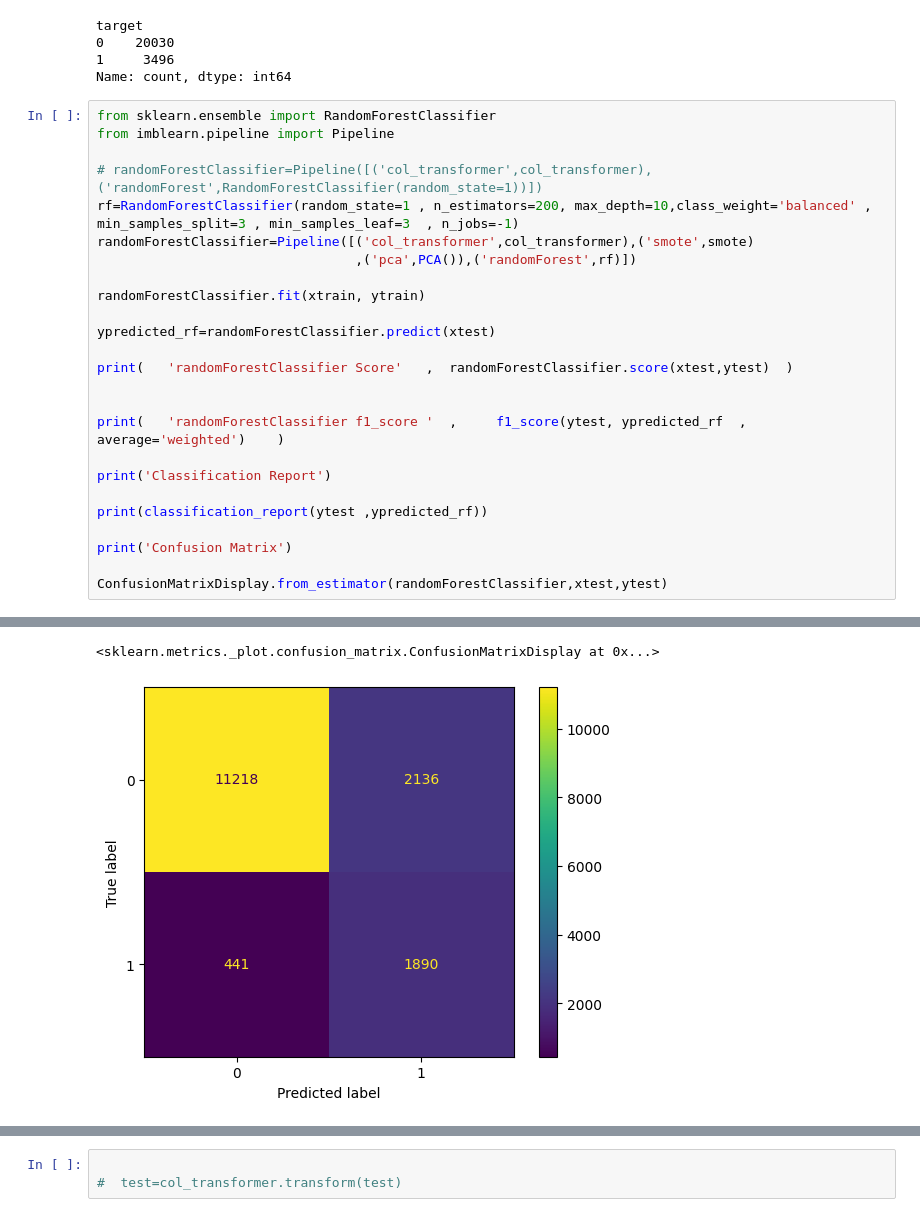
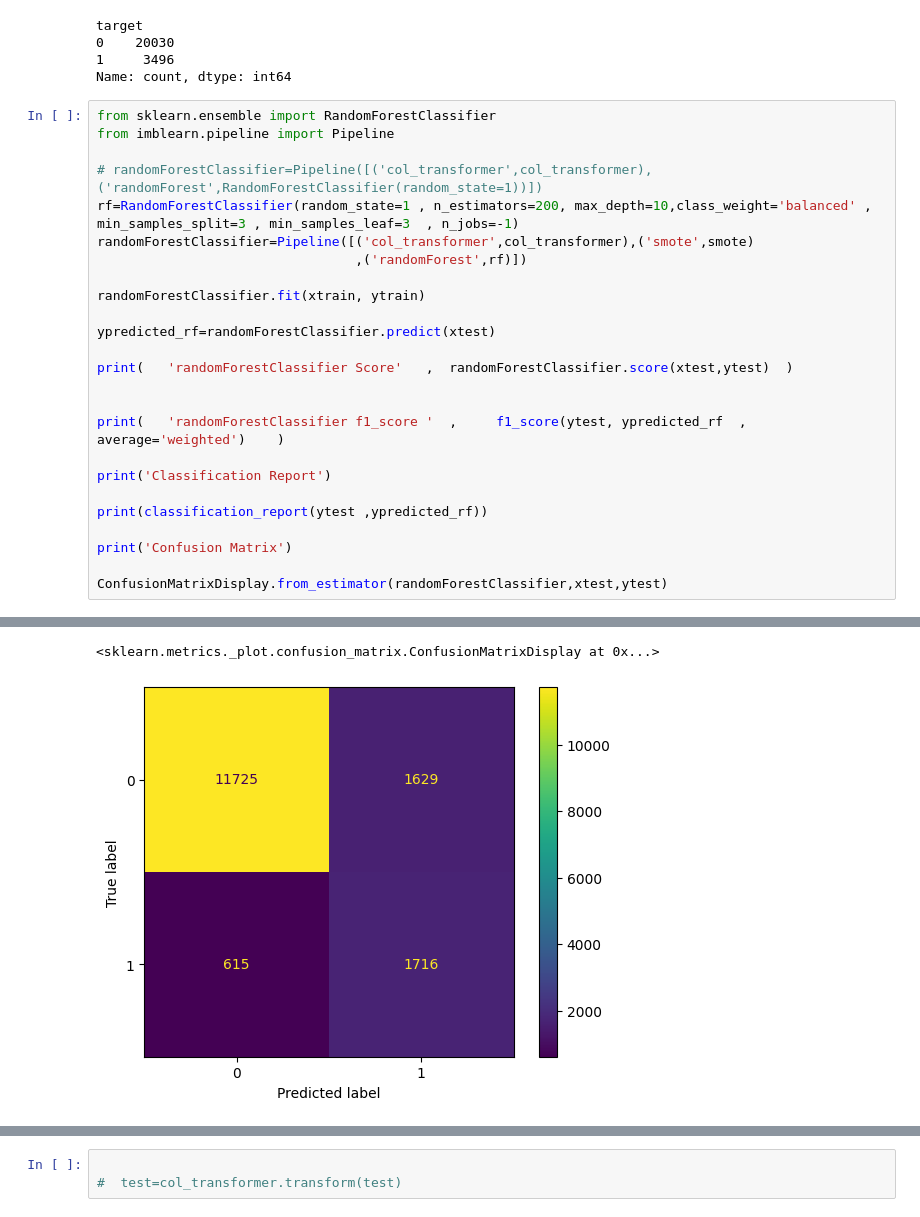
Before and after one commit to linisha04/Predict-the-Success-of-Bank-telemarketing, a Jupyter notebook: liniiiii.ipynb, the cells around one changed output, grey strips where cells are left out. Drawn from its saved outputs; the diff is of its cells as text.

```diff
--- a/liniiiii.ipynb
+++ b/liniiiii.ipynb
@@ -991,7 +991,7 @@ from imblearn.pipeline import Pipeline
 # randomForestClassifier=Pipeline([('col_transformer',col_transformer),('randomForest',RandomForestClassifier(random_state=1))])
 rf=RandomForestClassifier(random_state=1 , n_estimators=200, max_depth=10,class_weight='balanced' , min_samples_split=3 , min_samples_leaf=3  , n_jobs=-1)
 randomForestClassifier=Pipeline([('col_transformer',col_transformer),('smote',smote)
-                                 ,('pca',PCA()),('randomForest',rf)])
+                                 ,('randomForest',rf)])
 
 randomForestClassifier.fit(xtrain, ytrain)
 
@@ -1024,4 +1024,4 @@ weighted avg       0.89      0.84      0.85     15685
 
 Confusion Matrix
 <sklearn.metrics._plot.confusion_matrix.ConfusionMatrixDisplay at 0x...>
-[figure, old version]
+[figure, new version]
```
Also changed, not shown: parts of 5 cells of this notebook.
